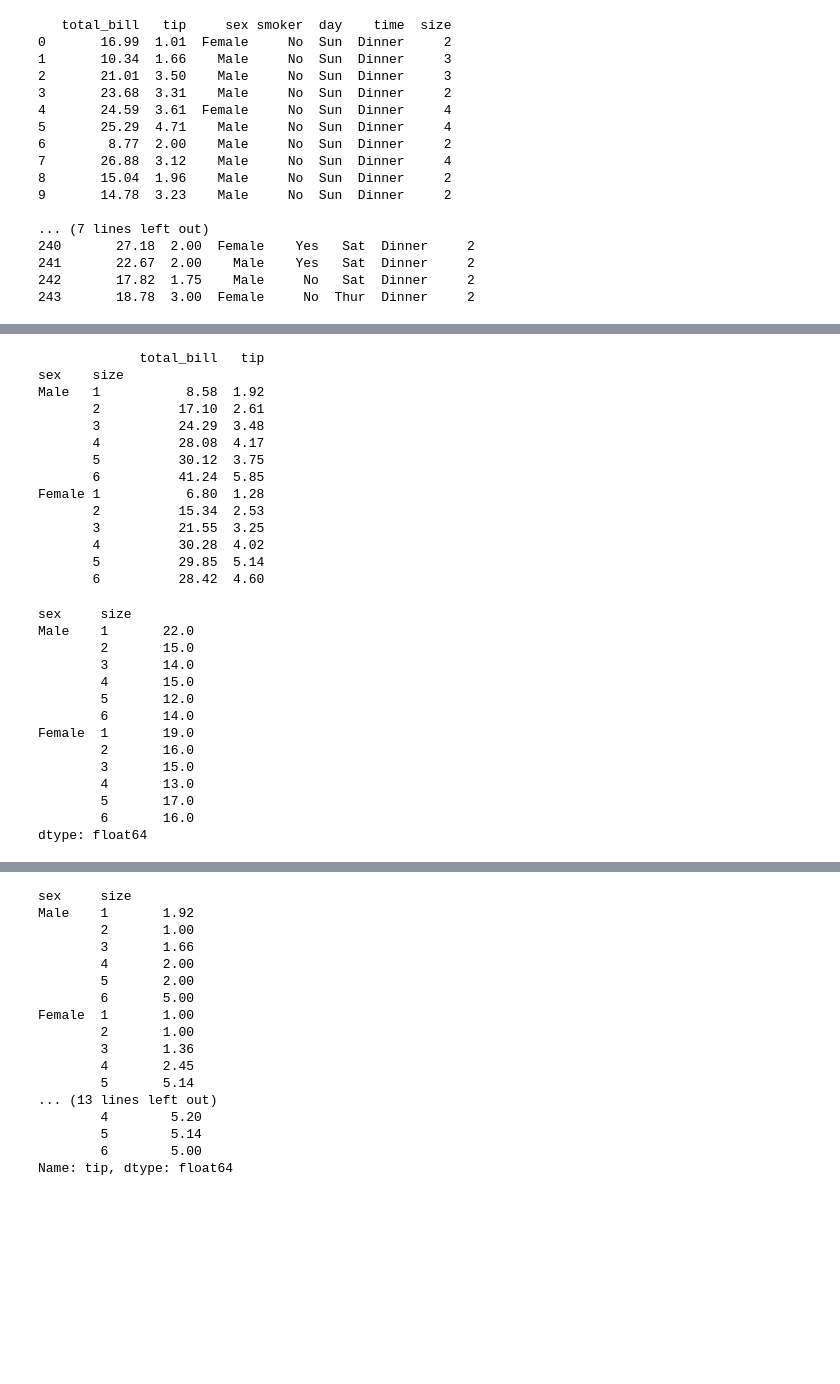
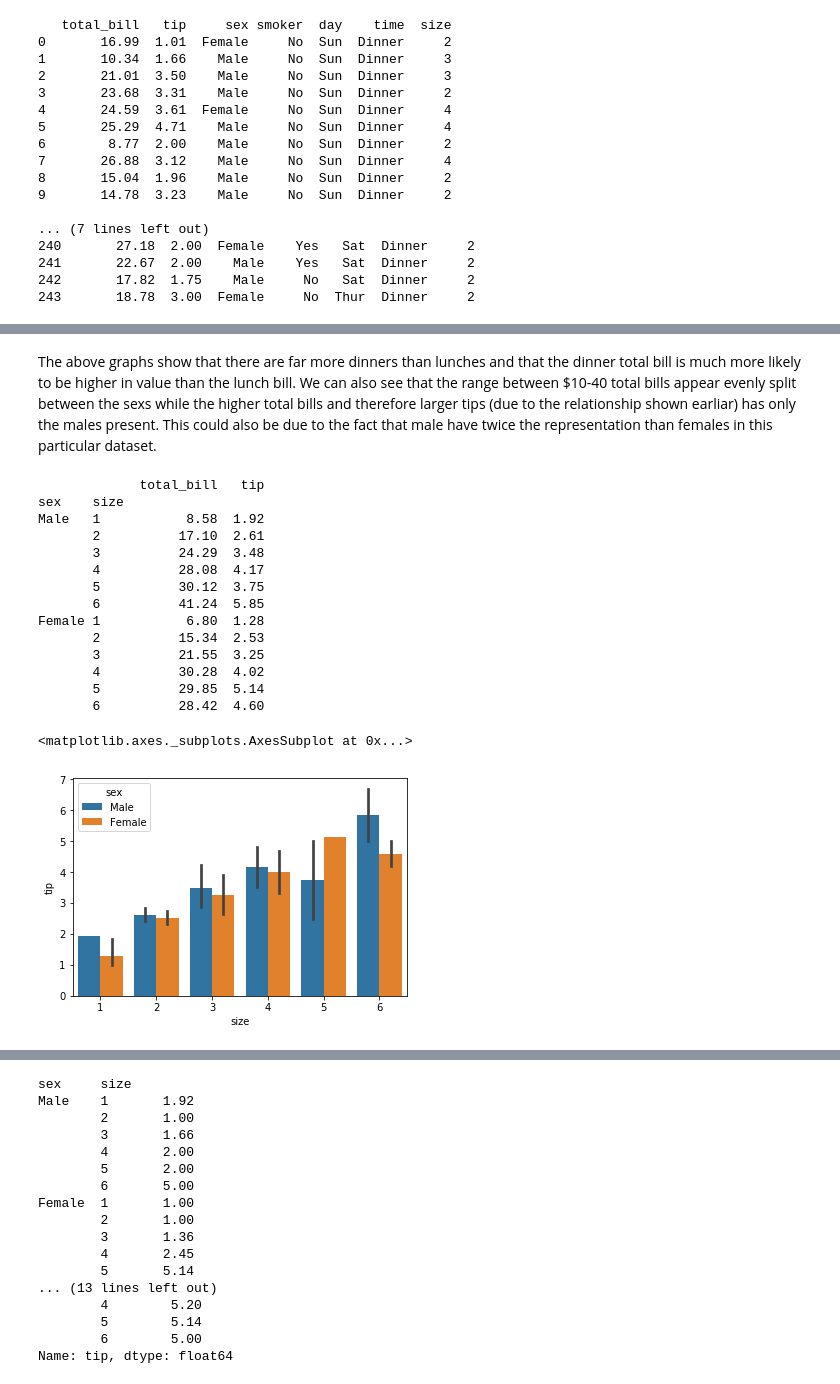
Before and after one commit to IanWafer/Fundamentals-Project, a Jupyter notebook: Fundamentals Of Data Analysis Assignment.ipynb, the cells around one changed output, grey strips where cells are left out. Drawn from its saved outputs; the diff is of its cells as text; code cells hidden in the pictures; blank space fills up the shorter version.

```diff
--- a/Fundamentals Of Data Analysis Assignment.ipynb
+++ b/Fundamentals Of Data Analysis Assignment.ipynb
@@ -36,38 +65,26 @@ print(tips.tail(10))
+# %% [markdown]
+The above graphs show that there are far more dinners than lunches and that the dinner total bill is much more likely to be higher in value than the lunch bill. We can also see that the range between $10-40 total bills appear evenly split between the sexs while the higher total bills and therefore larger tips (due to the relationship shown earliar) has only the males present. This could also be due to the fact that male have twice the representation than females in this particular dataset.
 # %%
 # Breakdown of categories of sex and size with respect to average total bill and tip amount
 
 AVG = sexmean = tips.groupby(['sex', 'size']).mean()
 print(AVG.round(2))
 
-# Determine percentage of bill size that was tipped and round it to the closest whole number.
-
-((AVG["tip"] / AVG["total_bill"])*100).round(0)
+sns.barplot(x='size', y='tip', hue='sex', data=tips)
 # %% [output]
              total_bill   tip
 sex    size
 Male   1           8.58  1.92
        2          17.10  2.61
        3          24.29  3.48
        4          28.08  4.17
        5          30.12  3.75
        6          41.24  5.85
 Female 1           6.80  1.28
        2          15.34  2.53
        3          21.55  3.25
        4          30.28  4.02
        5          29.85  5.14
        6          28.42  4.60
-sex     size
-Male    1       22.0
-        2       15.0
-        3       14.0
-        4       15.0
-        5       12.0
-        6       14.0
-Female  1       19.0
-        2       16.0
-        3       15.0
-        4       13.0
-        5       17.0
-        6       16.0
-dtype: float64
+<matplotlib.axes._subplots.AxesSubplot at 0x...>
+[figure, added]
```
Also changed, not shown: parts of 11 cells of this notebook.
